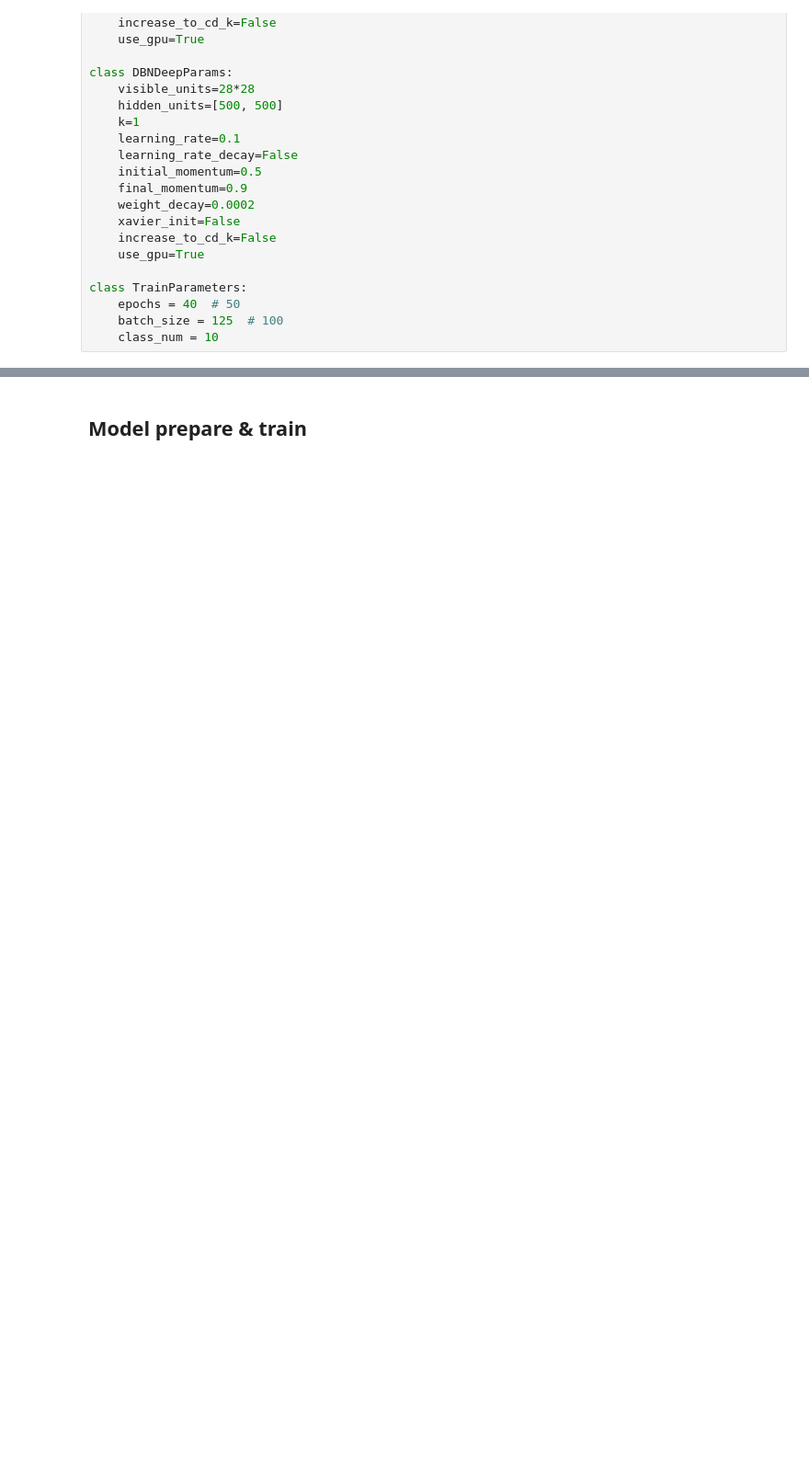
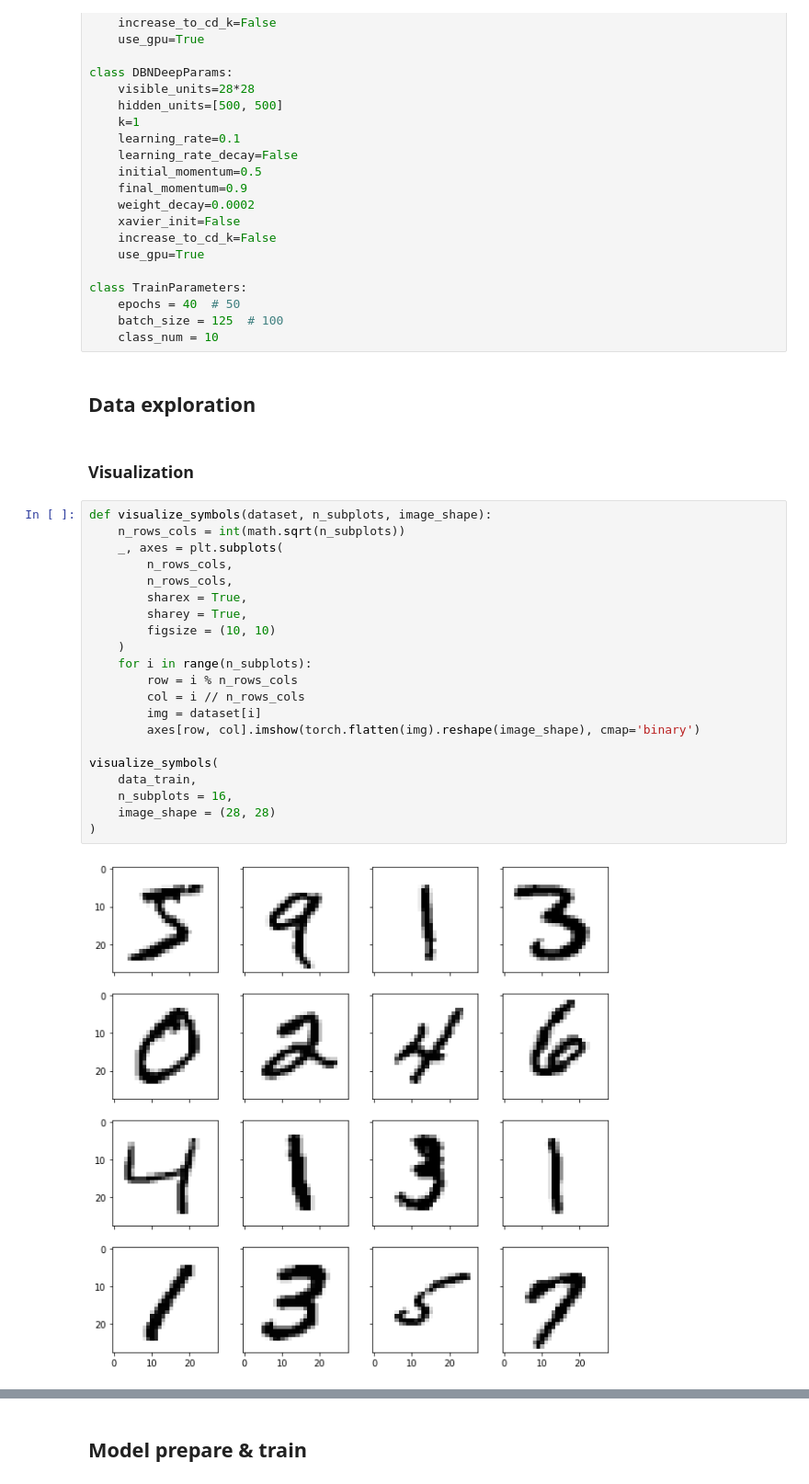
Before and after one commit to PashaIanko/RestrictedBolzmannMachine, a Jupyter notebook: Project remaster.ipynb, the cells around one changed output, grey strips where cells are left out. Shown at 92% size. Drawn from its saved outputs; the diff is of its cells as text; blank space fills up the shorter version.

```diff
--- a/Project remaster.ipynb
+++ b/Project remaster.ipynb
@@ -78,3 +79,30 @@ class TrainParameters:
     epochs = 40  # 50
     batch_size = 125  # 100
     class_num = 10
+# %% [markdown]
+## Data exploration
+# %% [markdown]
+### Visualization
+# %%
+def visualize_symbols(dataset, n_subplots, image_shape):
+    n_rows_cols = int(math.sqrt(n_subplots))
+    _, axes = plt.subplots(
+        n_rows_cols,
+        n_rows_cols,
+        sharex = True,
+        sharey = True,
+        figsize = (10, 10)
+    )
+    for i in range(n_subplots):
+        row = i % n_rows_cols
+        col = i // n_rows_cols
+        img = dataset[i]
+        axes[row, col].imshow(torch.flatten(img).reshape(image_shape), cmap='binary')
+
+visualize_symbols(
+    data_train,
+    n_subplots = 16,
+    image_shape = (28, 28)
+)
+# %% [output]
+[figure, added]
```
Also changed, not shown: parts of 4 cells of this notebook.
